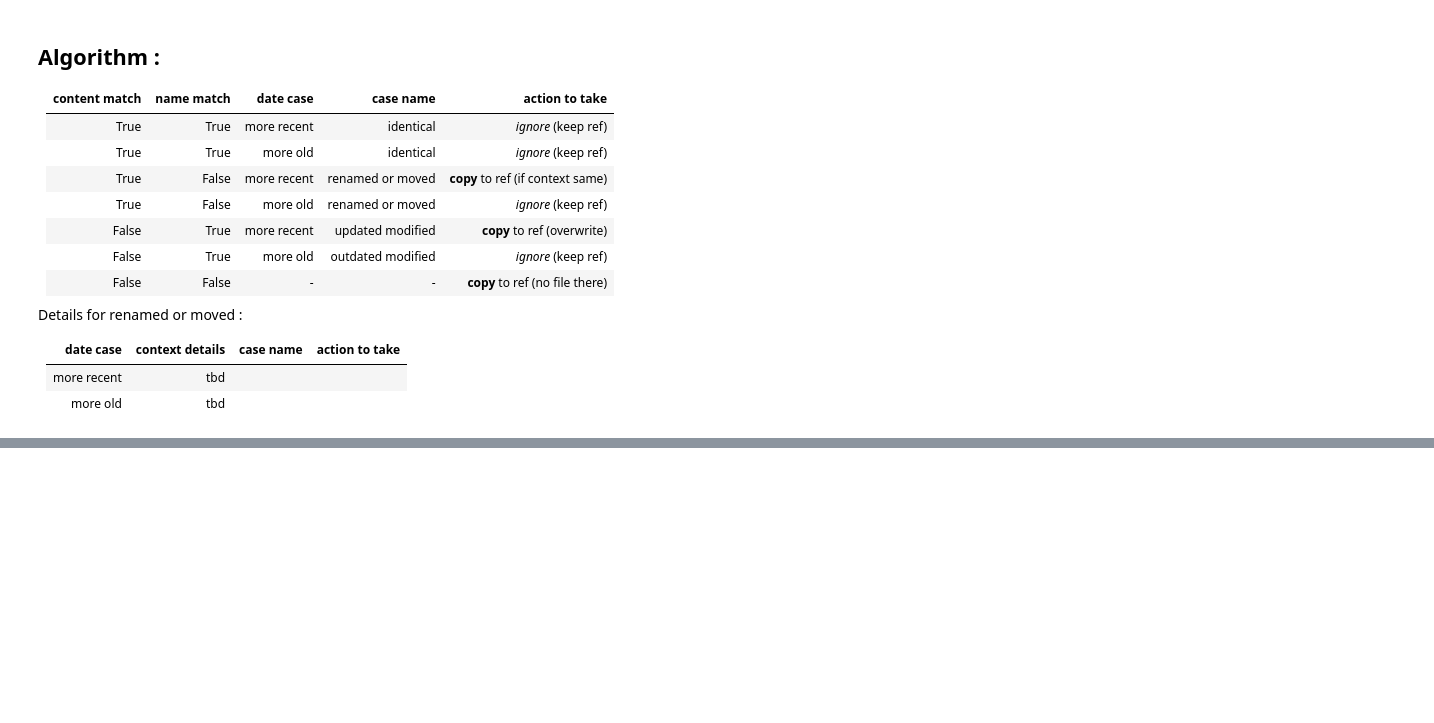
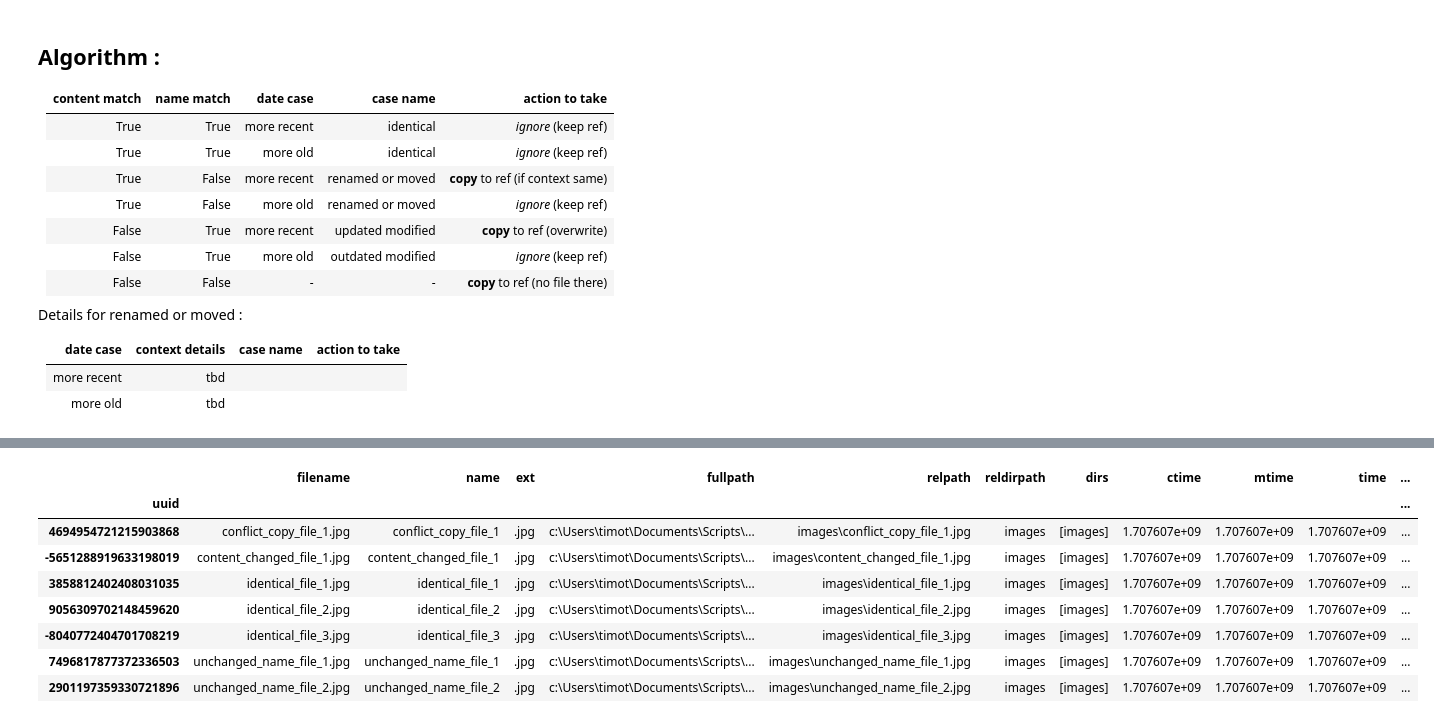
Before and after one commit to JostTim/foldermerge, a Jupyter notebook: notebooks/playground.ipynb, the cells around one changed output, grey strips where cells are left out. Saved outputs shown, nothing was run; the diff lists cells and outputs as text; code cells hidden in the pictures; blank space fills up the shorter version.

```diff
--- a/notebooks/playground.ipynb
+++ b/notebooks/playground.ipynb
@@ -106,3 +111,4 @@ comp.get_inexistant_files()
 # %%
-comp.get_moved_files()
+df = comp.get_moved_files()
+df.iloc[0].cmp.name_match()
 # %% [output]
@@ -113,0 +116,16 @@ comp.get_moved_files()
+# %%
+df.parent = "caca"
+# %%
+df["reference"] = len(df) * [comp.reference.data]
+# %%
+df.reference.iloc[0]
+# %% [output]
+|  | filename | name | ext | fullpath | relpath | reldirpath | dirs | ctime | mtime | time | ... |
+| uuid |  |  |  |  |  |  |  |  |  |  | ... |
+| 4694954721215903868 | conflict_copy_file_1.jpg | conflict_copy_file_1 | .jpg | c:\Users\timot\Documents\Scripts\... | images\conflict_copy_file_1.jpg | images | [images] | 1.707607e+09 | 1.707607e+09 | 1.707607e+09 | ... |
+| -5651288919633198019 | content_changed_file_1.jpg | content_changed_file_1 | .jpg | c:\Users\timot\Documents\Scripts\... | images\content_changed_file_1.jpg | images | [images] | 1.707607e+09 | 1.707607e+09 | 1.707607e+09 | ... |
+| 3858812402408031035 | identical_file_1.jpg | identical_file_1 | .jpg | c:\Users\timot\Documents\Scripts\... | images\identical_file_1.jpg | images | [images] | 1.707607e+09 | 1.707607e+09 | 1.707607e+09 | ... |
+| 9056309702148459620 | identical_file_2.jpg | identical_file_2 | .jpg | c:\Users\timot\Documents\Scripts\... | images\identical_file_2.jpg | images | [images] | 1.707607e+09 | 1.707607e+09 | 1.707607e+09 | ... |
+| -8040772404701708219 | identical_file_3.jpg | identical_file_3 | .jpg | c:\Users\timot\Documents\Scripts\... | images\identical_file_3.jpg | images | [images] | 1.707607e+09 | 1.707607e+09 | 1.707607e+09 | ... |
+| 7496817877372336503 | unchanged_name_file_1.jpg | unchanged_name_file_1 | .jpg | c:\Users\timot\Documents\Scripts\... | images\unchanged_name_file_1.jpg | images | [images] | 1.707607e+09 | 1.707607e+09 | 1.707607e+09 | ... |
+| 2901197359330721896 | unchanged_name_file_2.jpg | unchanged_name_file_2 | .jpg | c:\Users\timot\Documents\Scripts\... | images\unchanged_name_file_2.jpg | images | [images] | 1.707607e+09 | 1.707607e+09 | 1.707607e+09 | ... |
```
Also changed, not shown: parts of 9 cells of this notebook, 6 other files.
